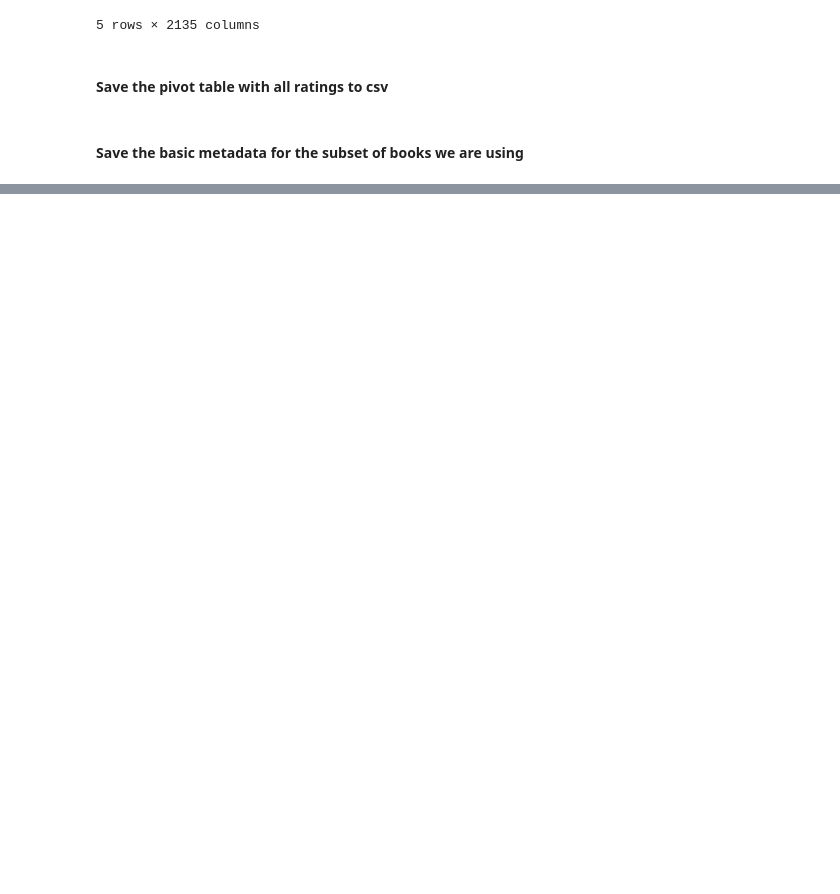
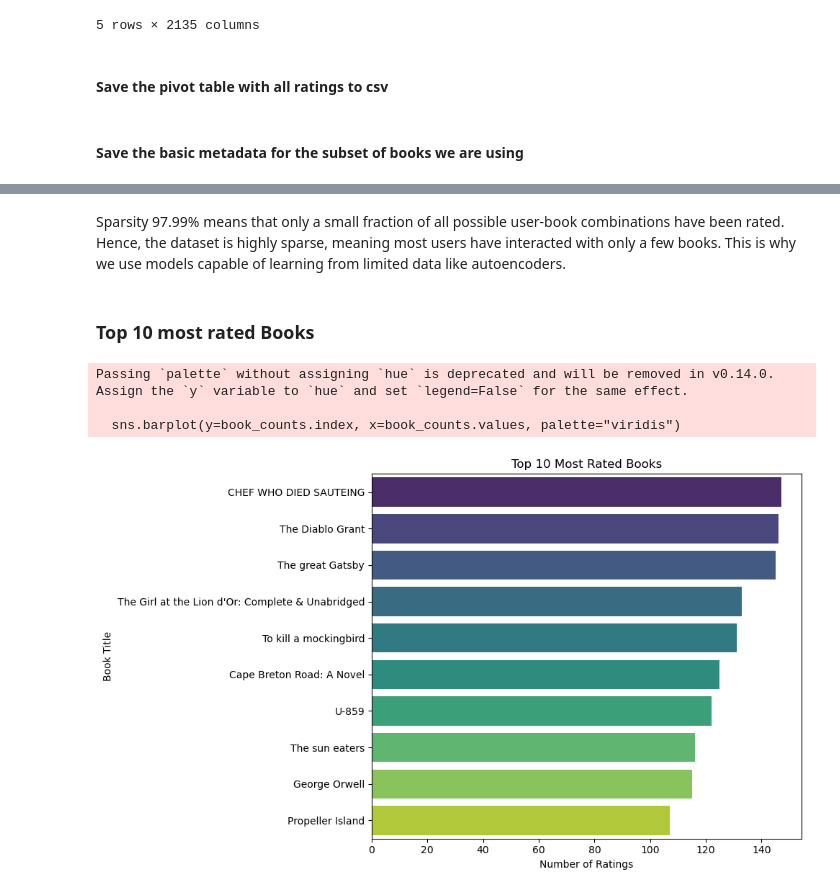
Before and after one commit to lukedrichard/BHTRecommenderProject, a Jupyter notebook: Preprocessing.ipynb, the cells around one changed output, grey strips where cells are left out. Saved outputs shown, nothing was run; the diff lists cells and outputs as text; code cells hidden in the pictures; blank space fills up the shorter version.

```diff
--- a/Preprocessing.ipynb
+++ b/Preprocessing.ipynb
@@ -183,0 +258,22 @@ filtered_df.to_csv('/home/ldrich/Summer2025BHT/DS_Workflow_Applications/recommen
+# %% [markdown]
+Sparsity 97.99% means that only a small fraction of all possible user-book combinations have been rated. Hence, the dataset is highly sparse, meaning most users have interacted with only a few books. This is why we use models capable of learning from limited data like autoencoders.
+# %% [markdown]
+### Top 10 most rated Books
+# %%
+import seaborn as sns
+import matplotlib.pyplot as plt
+
+book_counts = filtered_df['Title'].value_counts().head(10)
+
+plt.figure(figsize=(10, 6))
+sns.barplot(y=book_counts.index, x=book_counts.values, palette="viridis")
+plt.title("Top 10 Most Rated Books")
+plt.xlabel("Number of Ratings")
+plt.ylabel("Book Title")
+plt.tight_layout()
+plt.show()
+# %% [output]
+Passing `palette` without assigning `hue` is deprecated and will be removed in v0.14.0. Assign the `y` variable to `hue` and set `legend=False` for the same effect.
+
+  sns.barplot(y=book_counts.index, x=book_counts.values, palette="viridis")
+[figure, added]
```
Also changed, not shown: parts of 22 cells of this notebook.
